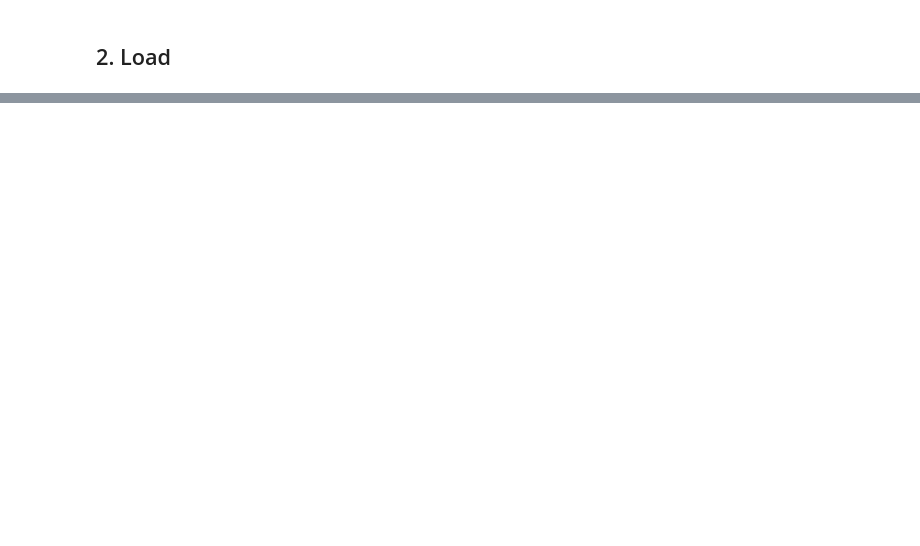
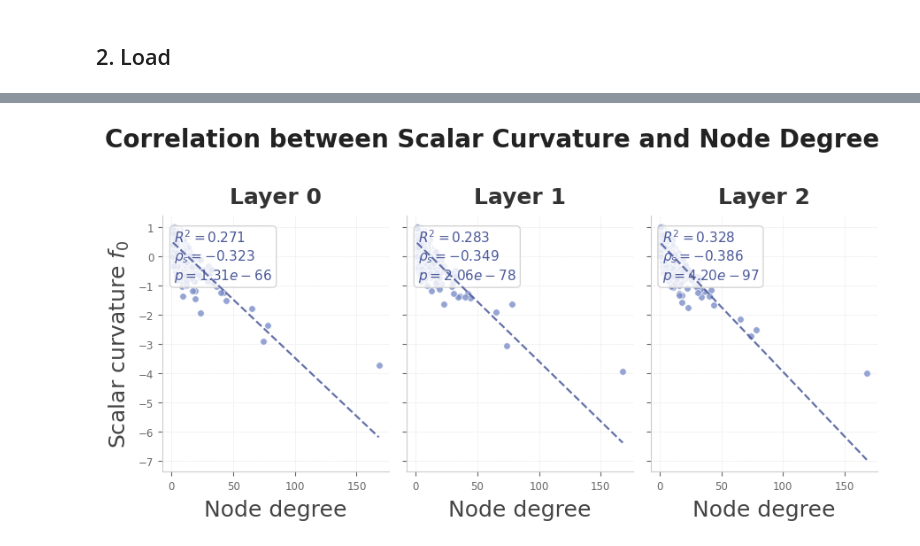
Before and after one commit to luigifraca/neural-sheaf-diffusion-modified, a Jupyter notebook: quick_analysis/fmg-small-datasets.ipynb, the cells around one changed output, grey strips where cells are left out. Drawn from its saved outputs; the diff is of its cells as text; code cells hidden in the pictures; blank space fills up the shorter version.

Commit message:
new change about the plots

```diff
--- a/quick_analysis/fmg-small-datasets.ipynb
+++ b/quick_analysis/fmg-small-datasets.ipynb
@@ -178,3 +255,81 @@ array([[1., 0., 0., ..., 0., 0., 0.],
+# %%
+import numpy as np
+from scipy import stats
+
+fig, axes = plt.subplots(nrows=1, ncols=layers, figsize=(3 * layers, 4.5),
+                         sharey=True)
+
+# Softer blue-purple palette
+scatter_color = "#7B8EC8"   # muted indigo-blue
+line_color    = "#4A5899"   # slightly deeper for the regression line
+
+degrees = [len(G.edges(n)) for n in G.nodes()]
+
+for layer in range(layers):
+    ax = axes[layer]
+    y  = f0_list[layer]
+
+    # Scatter
+    ax.scatter(degrees, y,
+               color=scatter_color,
+               alpha=0.8,
+               s=30,
+               edgecolors="white",
+               linewidths=0.6,
+               zorder=3)
+
+    # Linear regression
+    slope, intercept, r_value, _, _ = stats.linregress(degrees, y)
+    r2 = r_value**2
+    x_range = np.linspace(min(degrees), max(degrees), 200)
+    ax.plot(x_range, slope * x_range + intercept,
+            color=line_color,
+            linewidth=1.6,
+            linestyle="--",
+            alpha=0.85,
+            zorder=4)
+
+    # Spearman correlation
+    spearman_r, spearman_p = stats.spearmanr(degrees, y)
+
+    # Annotation with both metrics
+    stats_text = f"$R^2 = {r2:.3f}$\n$\\rho_s = {spearman_r:.3f}$\n$p = {spearman_p:.2e}$"
+    ax.text(0.05, 0.95, stats_text,
+            transform=ax.transAxes,
+            fontsize=11,
+            color=line_color,
+            verticalalignment="top",
+            bbox=dict(boxstyle="round,pad=0.3", facecolor="white",
+                      edgecolor="#cccccc", alpha=0.8))
+
+    # Subtle grid
+    ax.set_axisbelow(True)
+    ax.grid(True, linestyle="--", linewidth=0.4, color="gainsboro", alpha=0.8)
+
+    # Spine cleanup — keep only bottom and left
+    ax.spines["top"].set_visible(False)
+    ax.spines["right"].set_visible(False)
+    ax.spines["left"].set_color("#cccccc")
+    ax.spines["bottom"].set_color("#cccccc")
+
+    # Labels
+    ax.set_xlabel("Node degree", fontsize=18, color="#444444", labelpad=6)
+    if layer == 0:
+        ax.set_ylabel("Scalar curvature $f_0$", fontsize=18,
+                      color="#444444", labelpad=6)
+    ax.set_title(f"Layer {layer}", fontsize=18, fontweight="semibold",
+                 color="#333333", pad=10)
+
+    ax.tick_params(colors="#666666", labelsize=8.5)
+
+fig.suptitle("Correlation between Scalar Curvature and Node Degree",
+             fontsize=20, fontweight="semibold", color="#222222", y=1.02)
+
+plt.tight_layout()
+plt.show()
+#fig.savefig(f"../results/images/0-f0_degree_correlation_{dataset}_{layers}-layers_{epochs}epochs.pdf")
+# %% [output]
+[figure, added]
 # %%
 pos = nx.spring_layout(G, seed=42)
 cmap = plt.cm.coolwarm
```
Also changed, not shown: parts of 8 cells of this notebook, 4 other files.
